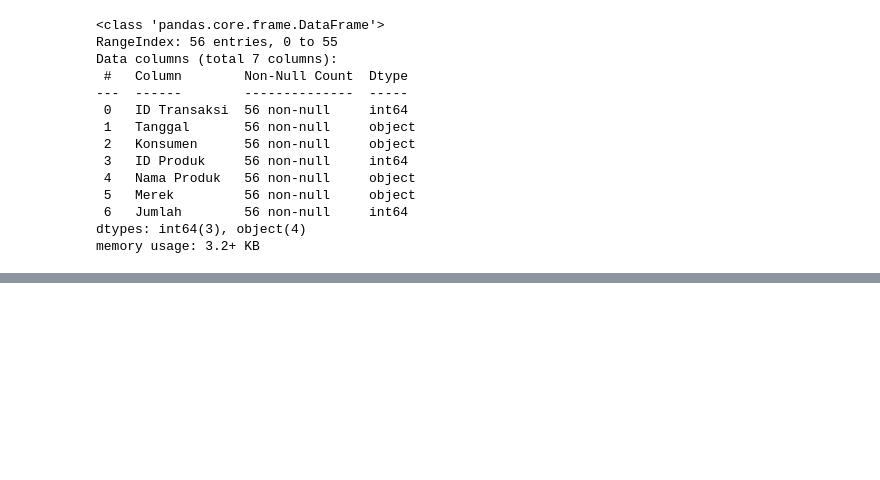
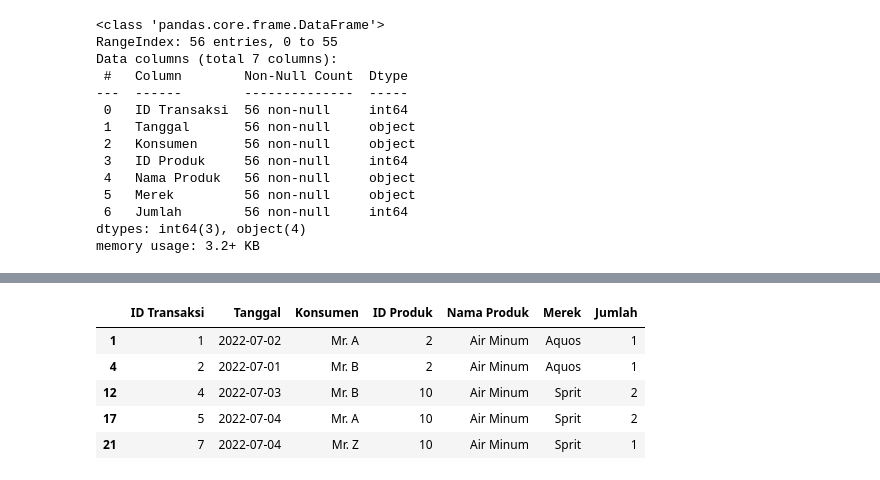
Before and after one commit to yogaap113/Case-Study-03-Data-Mining-UIN-Ganjil-2022-Kelompok-1, a Jupyter notebook: Case_Study_03_Data_Mining_UIN_Ganjil_2022_Kelompok_1.ipynb, the cells around one changed output, grey strips where cells are left out. Cells and saved outputs as stored; diff of their text form; code cells hidden in the pictures; blank space fills up the shorter version.

```diff
--- a/Case_Study_03_Data_Mining_UIN_Ganjil_2022_Kelompok_1.ipynb
+++ b/Case_Study_03_Data_Mining_UIN_Ganjil_2022_Kelompok_1.ipynb
@@ -116,0 +178,11 @@ memory usage: 3.2+ KB
+# %%
+grouped_produk = df.groupby(['Nama Produk'])
+produk_air = grouped_produk.get_group('Air Minum')
+produk_air.head()
+# %% [output]
+|  | ID Transaksi | Tanggal | Konsumen | ID Produk | Nama Produk | Merek | Jumlah |
+| 1 | 1 | 2022-07-02 | Mr. A | 2 | Air Minum | Aquos | 1 |
+| 4 | 2 | 2022-07-01 | Mr. B | 2 | Air Minum | Aquos | 1 |
+| 12 | 4 | 2022-07-03 | Mr. B | 10 | Air Minum | Sprit | 2 |
+| 17 | 5 | 2022-07-04 | Mr. A | 10 | Air Minum | Sprit | 2 |
+| 21 | 7 | 2022-07-04 | Mr. Z | 10 | Air Minum | Sprit | 1 |
```
Also changed, not shown: parts of 20 cells of this notebook.
